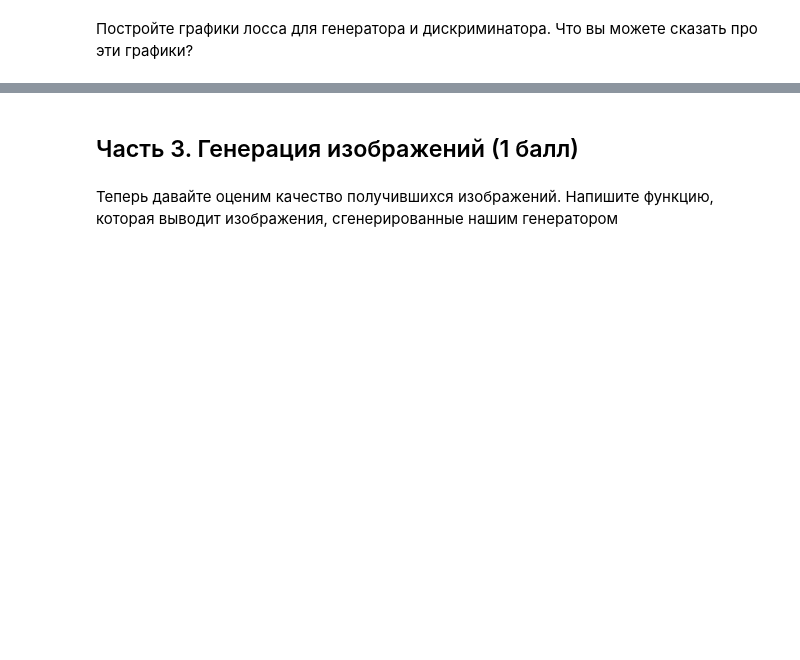
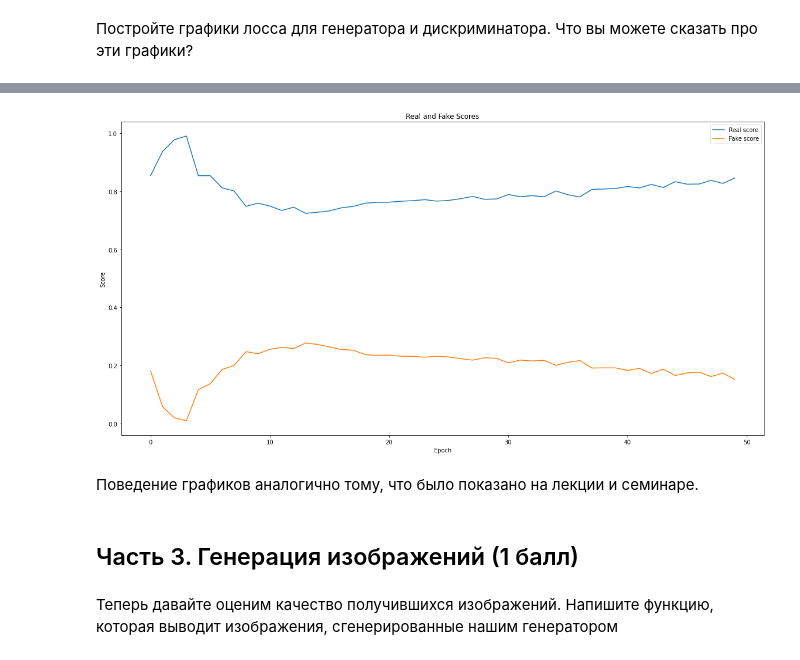
Before and after one commit to noname19871/DLS2022_advanced, a Jupyter notebook: homeworks/homework8/[homework]gan.ipynb, the cells around one changed output, grey strips where cells are left out. Cells and saved outputs as stored; diff of their text form; code cells hidden in the pictures; blank space fills up the shorter version.

```diff
--- a/homeworks/homework8/[homework]gan.ipynb
+++ b/homeworks/homework8/[homework]gan.ipynb
@@ -409,3 +423,16 @@ Epoch [10/10], loss_g: 3.2158, loss_d: 0.8353, real_score: 0.7291, fake_score: 0
+# %%
+plt.figure(figsize=(20, 10))
+plt.title("Real and Fake Scores")
+plt.plot(real_scores, label="Real score")
+plt.plot(fake_scores, label="Fake score")
+plt.xlabel("Epoch")
+plt.ylabel("Score")
+plt.legend()
+plt.show()
+# %% [output]
+[figure, added]
+# %% [markdown]
+Поведение графиков аналогично тому, что было показано на лекции и семинаре.
 # %% [markdown]
 ## Часть 3. Генерация изображений (1 балл)
 # %% [markdown]
```
Also changed, not shown: parts of 14 cells of this notebook.
